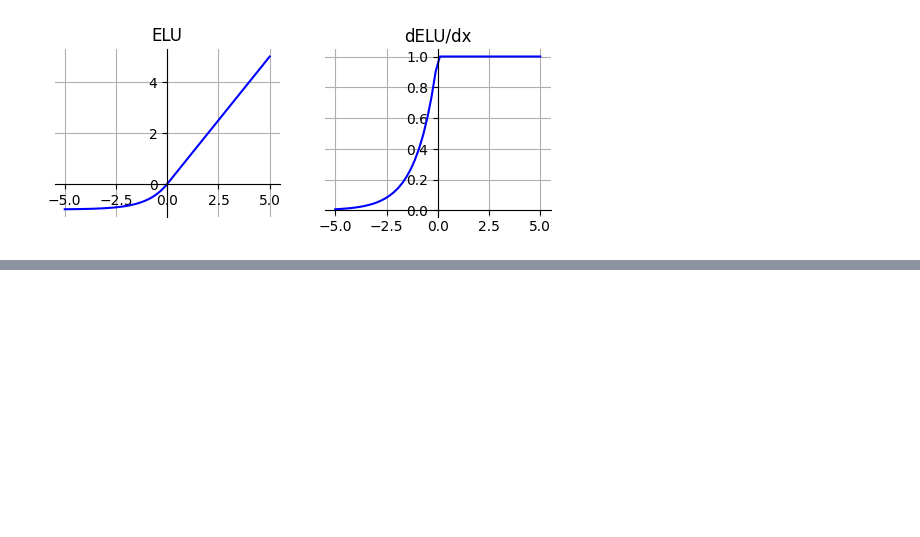
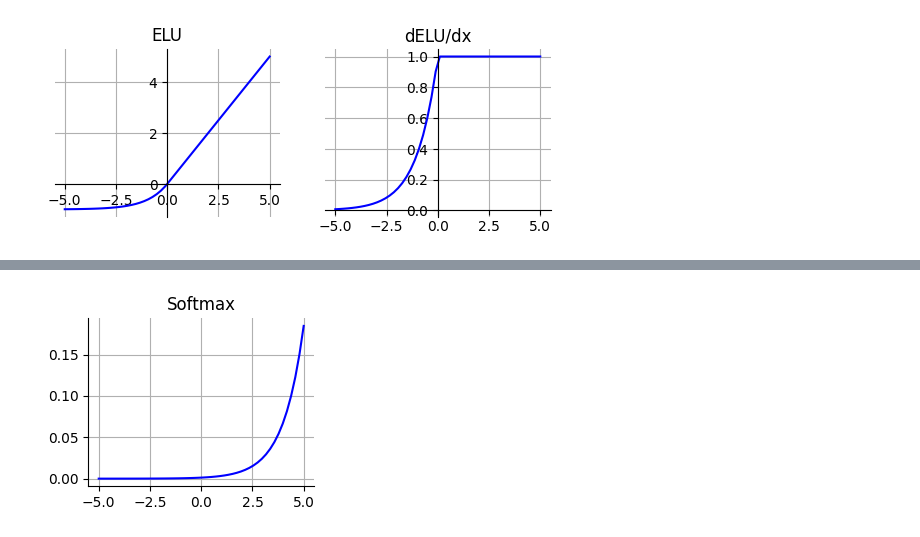
Before and after one commit to ZineSulphur/pytorch_learn, a Jupyter notebook: nn.ipynb, the cells around one changed output, grey strips where cells are left out. Cells and saved outputs as stored; diff of their text form; code cells hidden in the pictures; blank space fills up the shorter version.

```diff
--- a/nn.ipynb
+++ b/nn.ipynb
@@ -1268,0 +1283,20 @@ ax.spines['left'].set_position(('data',0))
+# %%
+import numpy as np
+import matplotlib.pyplot as plt
+
+def softmax(x):
+    exps = np.exp(x - np.max(x))
+    return exps / np.sum(exps)
+
+x = np.linspace(-5,5)
+fig = plt.figure()
+y_softmax = softmax(x)
+# draw
+ax = fig.add_subplot(221)
+ax.plot(x,y_softmax,color='blue')
+ax.grid()
+ax.set_title('Softmax')
+ax.spines['right'].set_color('none') # 去除右边界线
+ax.spines['top'].set_color('none') # 去除上边界线
+# %% [output]
+[figure, added]
```
Also changed, not shown: parts of 2 cells of this notebook.
